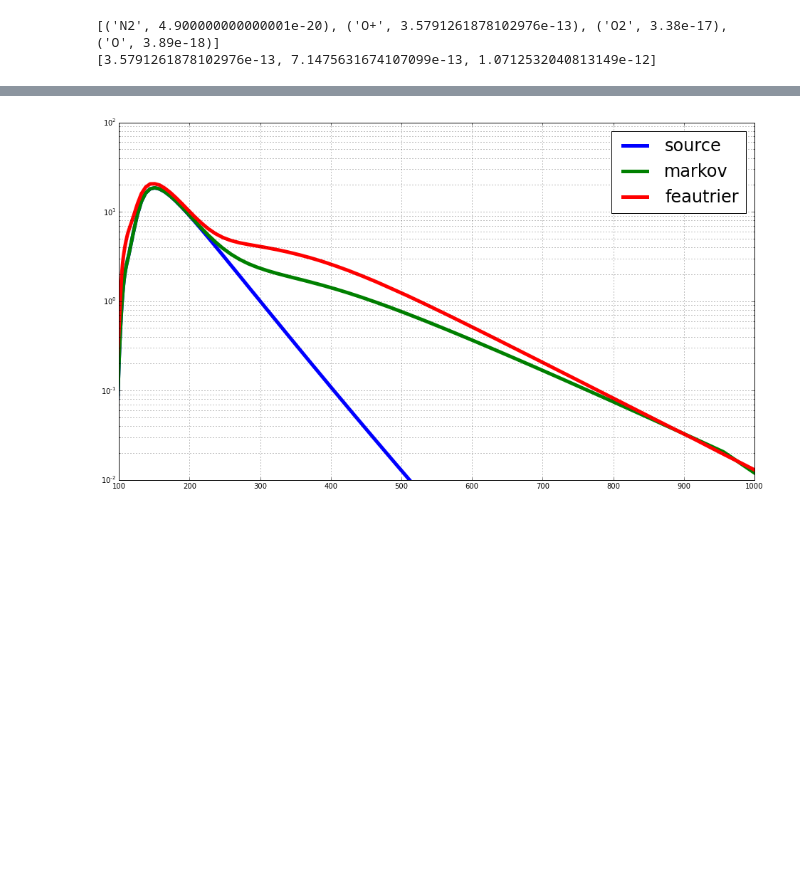
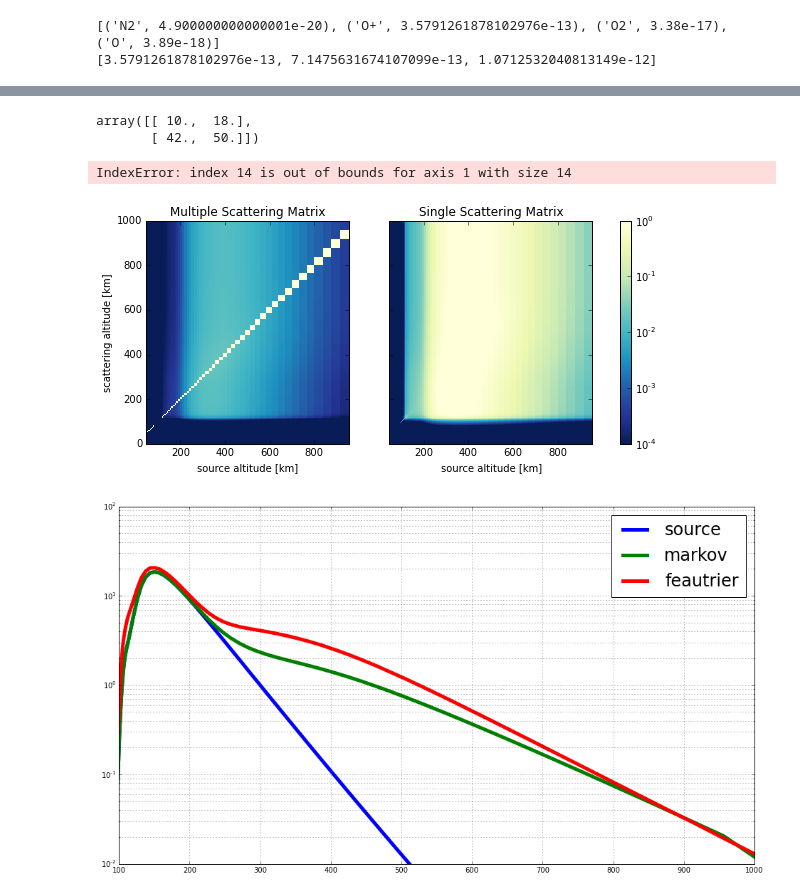
Before and after one commit to georgegeddes/mcrt, a Jupyter notebook: test_mcrt.ipynb, the cells around one changed output, grey strips where cells are left out. Saved outputs shown, nothing was run; the diff lists cells and outputs as text; code cells hidden in the pictures; blank space fills up the shorter version.

```diff
--- a/test_mcrt.ipynb
+++ b/test_mcrt.ipynb
@@ -138,3 +118,79 @@ plt.colorbar();
+# %%
+n = len(atmosphere.transient)
+Q = np.fromiter( ( atmosphere.Q( k, l, 2 ) for k in atmosphere.transient for l in atmosphere.transient ), dtype=np.float )
+Q = Q.reshape( ( n, n ) )
+# %%
+def sum_down_square(a):
+    N = a.shape[0]
+    n = int(np.sqrt(N))
+    out = np.empty((n,n))
+    for j in xrange(a.size):
+        ra, ca = j//N, j%N
+        ro, co = ra//n, ca//n
+        out[ro,co] += a[ra,ca]
+    return out
+sum_down_square(a)
+# %% [output]
+array([[ 10.,  18.],
+       [ 42.,  50.]])
+# %%
+p = atmosphere.N_layers
+Q_sum = sum_down_square(Q)
+Mm_sum = sum_down_square(Mm)
+# %% [output]
+IndexError: index 14 is out of bounds for axis 1 with size 14
+# %%
+style ={'norm':LogNorm(vmin=1e-4, vmax=1),
+        'cmap':cm.YlGnBu_r
+        }
+
+# axlabel = np.hstack([atmosphere.z/1e5]*2)
+axlabel=atmosphere.z/1e5
+
+# plt.title('upwelling')
+# plt.imshow( Mm[:atmosphere.N_layers,:atmosphere.N_layers], **style )
+# plt.colorbar();
+# plt.figure()
+# plt.title('downwelling')
+# plt.imshow( Mm[atmosphere.N_layers:,atmosphere.N_layers:], **style )
+# plt.colorbar();
+
+fig, axes = plt.subplots(ncols=2,nrows=1,sharey=True)
+fig.set_size_inches((10,4))
+#gs = plt.GridSpec(1,3, width_ratios=[10,10,1])
+axM, axQ = axes #fig.add_subplot(gs[0]), fig.add_subplot(gs[1])
+
+axM.set_title(r'Multiple Scattering Matrix')
+imgM = axM.pcolormesh(axlabel,axlabel, Mm_sum, **style )
+axM.set_xlabel('source altitude [km]')
+axM.set_ylabel('scattering altitude [km]')
+# plt.colorbar(imgM);
+
+imgQ = axQ.pcolormesh(axlabel, axlabel, Q_sum, **style)
+axQ.set_title(r'Single Scattering Matrix')
+axQ.set_xlabel('source altitude [km]')
+# axQ.set_yticklabels([])
+
+# # http://stackoverflow.com/questions/18195758/set-matplotlib-colorbar-size-to-match-graph
+# from mpl_toolkits.axes_grid1 import make_axes_locatable
+# divider = make_axes_locatable(axQ)
+# cax = divider.append_axes("right", size="5%", pad=0.05)
+
+# cax = plt.subplot(gs[2])
+# plt.colorbar(imgM,cax=cax)
+
+# http://stackoverflow.com/questions/13784201/matplotlib-2-subplots-1-colorbar
+import matplotlib as mpl
+cax,kw = mpl.colorbar.make_axes([ax for ax in axes])
+plt.colorbar(imgM,cax=cax,**kw)
+axQ.set_aspect(1)
+axM.set_aspect(1)
+
+# axQ.set_ylabel('altitude [km]')
+# plt.colorbar(imgQ);
+plt.savefig('../papers/matrix-technique/figures/graphical-matrices.eps')
+# %% [output]
+[figure, added]
 # %%
 thin_lines = ! grep "O.*83[234] A.*initial.*" inputs/dayglo.ver
 thick_lines = ! grep "83[234].*final" inputs/dayglo.ver
```
Also changed, not shown: parts of 12 cells of this notebook, 2 other files.
